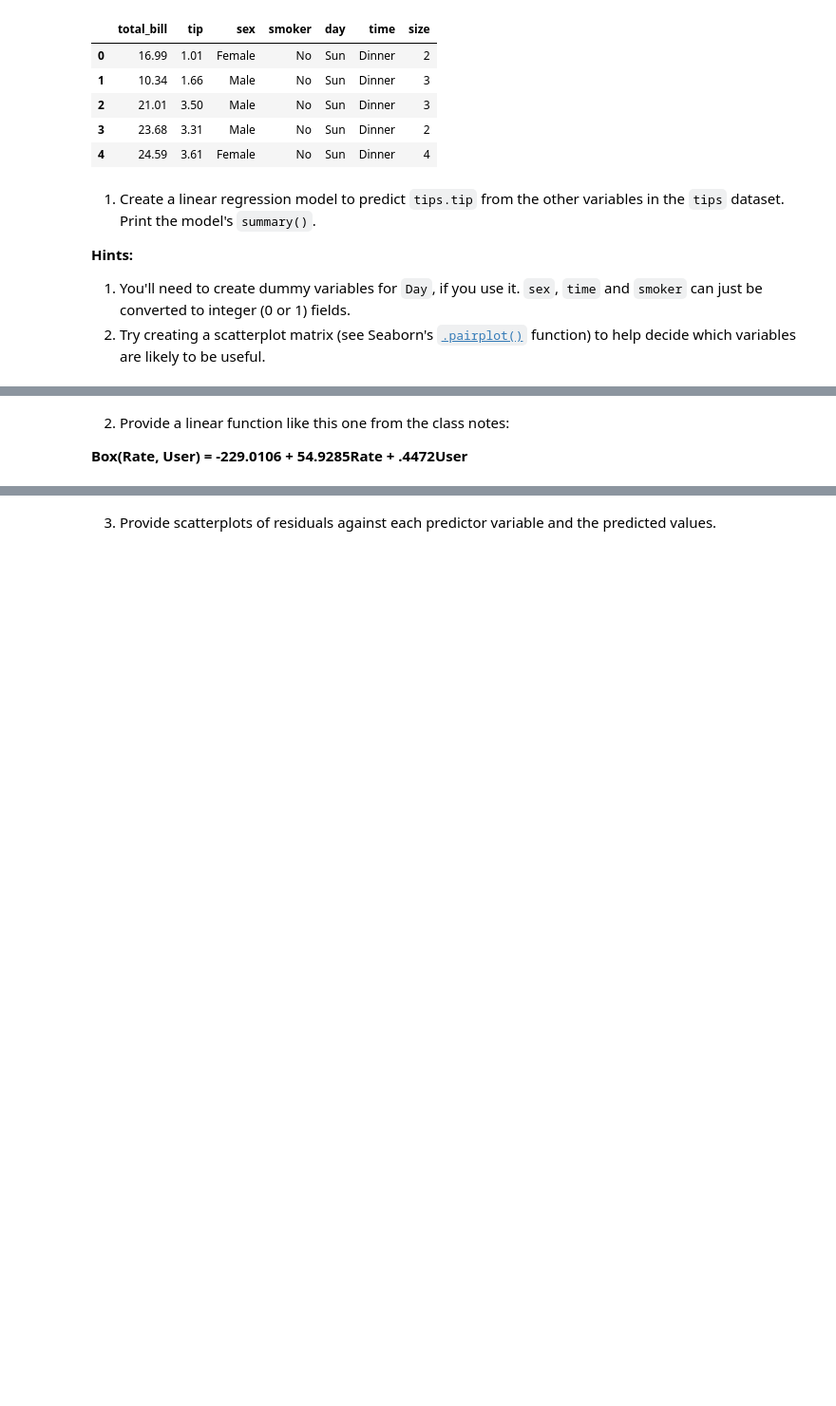
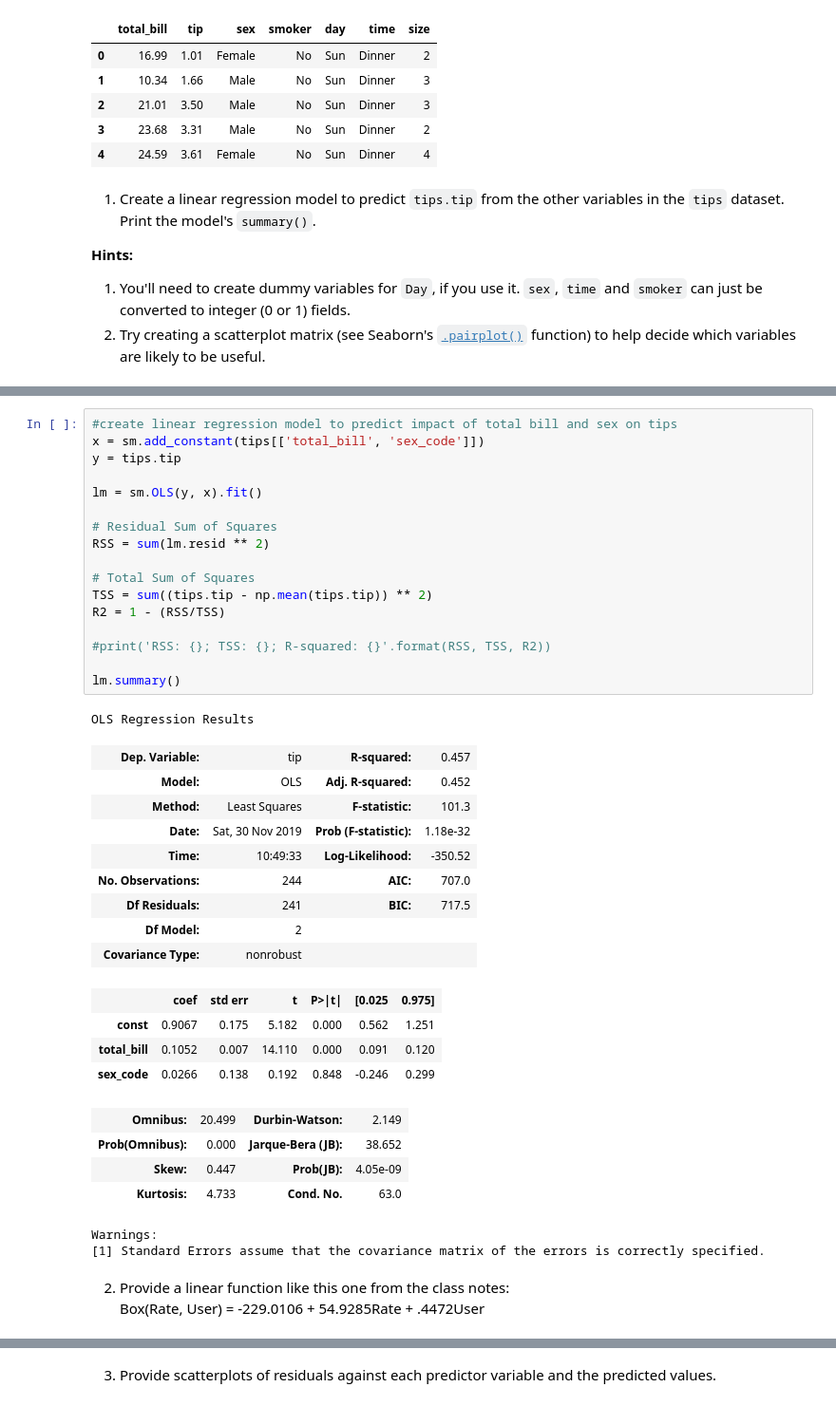
Before and after one commit to Angela-Stahl/uri_csc593, a Jupyter notebook: homework/Assignment 10.ipynb, the cells around one changed output, grey strips where cells are left out. Shown: that part at 95% size. Drawn from its saved outputs; the diff is of its cells as text; blank space fills up the shorter version.

```diff
--- a/homework/Assignment 10.ipynb
+++ b/homework/Assignment 10.ipynb
@@ -43,4 +78,41 @@ plt.show()
+# %%
+#create linear regression model to predict impact of total bill and sex on tips
+x = sm.add_constant(tips[['total_bill', 'sex_code']])
+y = tips.tip
+
+lm = sm.OLS(y, x).fit()
+
+# Residual Sum of Squares
+RSS = sum(lm.resid ** 2)
+
+# Total Sum of Squares
+TSS = sum((tips.tip - np.mean(tips.tip)) ** 2)
+R2 = 1 - (RSS/TSS)
+
+#print('RSS: {}; TSS: {}; R-squared: {}'.format(RSS, TSS, R2))
+
+lm.summary()
+# %% [output]
+OLS Regression Results
+| Dep. Variable: | tip | R-squared: | 0.457 |
+| Model: | OLS | Adj. R-squared: | 0.452 |
+| Method: | Least Squares | F-statistic: | 101.3 |
+| Date: | Sat, 30 Nov 2019 | Prob (F-statistic): | 1.18e-32 |
+| Time: | 10:49:33 | Log-Likelihood: | -350.52 |
+| No. Observations: | 244 | AIC: | 707.0 |
+| Df Residuals: | 241 | BIC: | 717.5 |
+| Df Model: | 2 |  |  |
+| Covariance Type: | nonrobust |  |  |
+|  | coef | std err | t | P>|t| | [0.025 | 0.975] |
+| const | 0.9067 | 0.175 | 5.182 | 0.000 | 0.562 | 1.251 |
+| total_bill | 0.1052 | 0.007 | 14.110 | 0.000 | 0.091 | 0.120 |
+| sex_code | 0.0266 | 0.138 | 0.192 | 0.848 | -0.246 | 0.299 |
+| Omnibus: | 20.499 | Durbin-Watson: | 2.149 |
+| Prob(Omnibus): | 0.000 | Jarque-Bera (JB): | 38.652 |
+| Skew: | 0.447 | Prob(JB): | 4.05e-09 |
+| Kurtosis: | 4.733 | Cond. No. | 63.0 |
+Warnings:
+[1] Standard Errors assume that the covariance matrix of the errors is correctly specified.
 # %% [markdown]
 2) Provide a linear function like this one from the class notes:
-
-**Box(Rate, User) = -229.0106 + 54.9285Rate + .4472User**
+    Box(Rate, User) = -229.0106 + 54.9285Rate + .4472User
```
Also changed, not shown: parts of 9 cells of this notebook.
